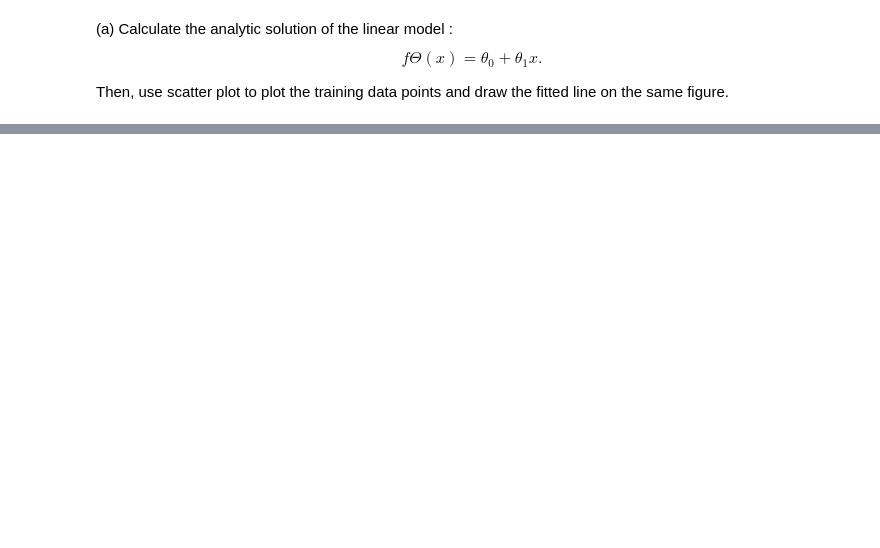
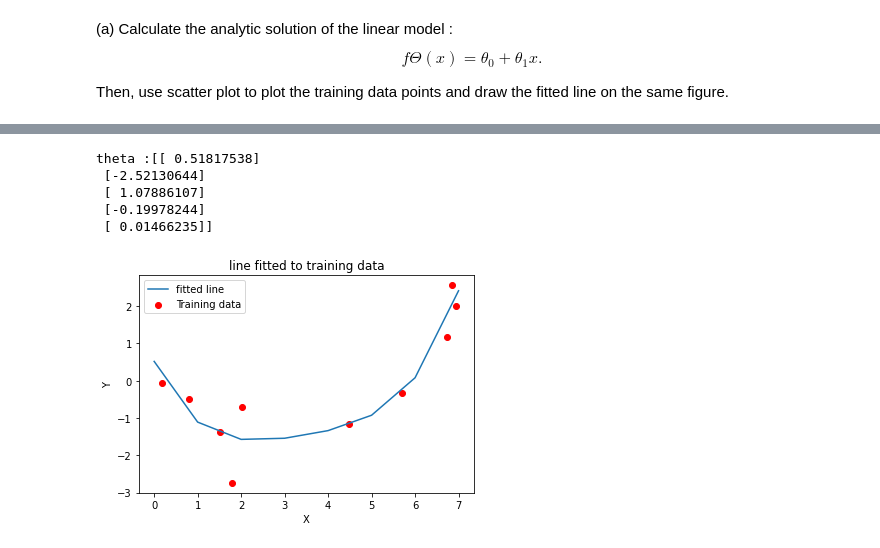
Before and after one commit to amunwes/Elec-400M, a Jupyter notebook: HW1.ipynb, the cells around one changed output, grey strips where cells are left out. Saved outputs shown, nothing was run; the diff lists cells and outputs as text; code cells hidden in the pictures; blank space fills up the shorter version.

```diff
--- a/HW1.ipynb
+++ b/HW1.ipynb
@@ -95,0 +83,24 @@ is provided in ELEC 400M HW1 Example Codes.ipynb.
+# %%
+def lineGen(theta, power, range=range(0,8)):
+  return theta[power]*[x**power for x in range]
+# %%
+X_3 = np.concatenate((X_train,X_train**2,X_train**3,X_train**4), axis = 1)
+theta = AnalSolution(X_3,Y_train)
+print("theta :{} \n".format(theta))
+
+fitline = lineGen(theta,0) + lineGen(theta,1) + lineGen(theta,2) + lineGen(theta,3) + lineGen(theta,4)
+
+plt.scatter(X_train, Y_train, c='r', label= 'Training data')
+plt.plot(fitline, label='fitted line')
+plt.xlabel('X')
+plt.ylabel('Y')
+plt.title('line fitted to training data')
+plt.legend()
+plt.show()
+# %% [output]
+theta :[[ 0.51817538]
+ [-2.52130644]
+ [ 1.07886107]
+ [-0.19978244]
+ [ 0.01466235]]
+[figure, added]
```
Also changed, not shown: parts of 12 cells of this notebook.
